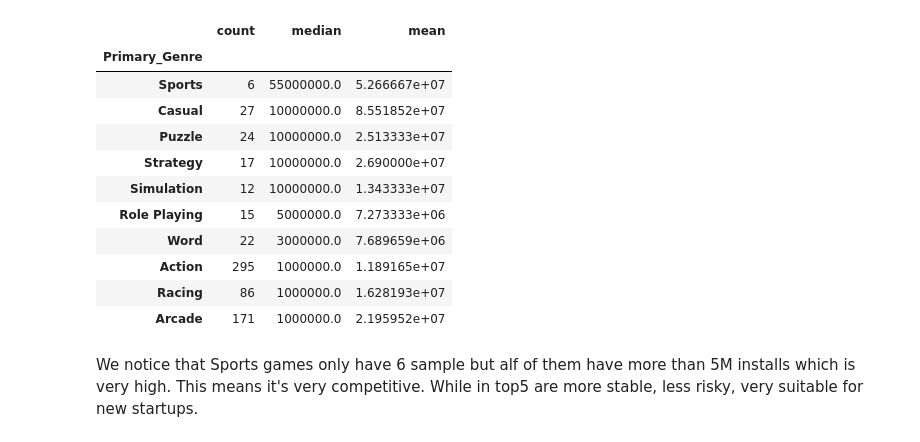
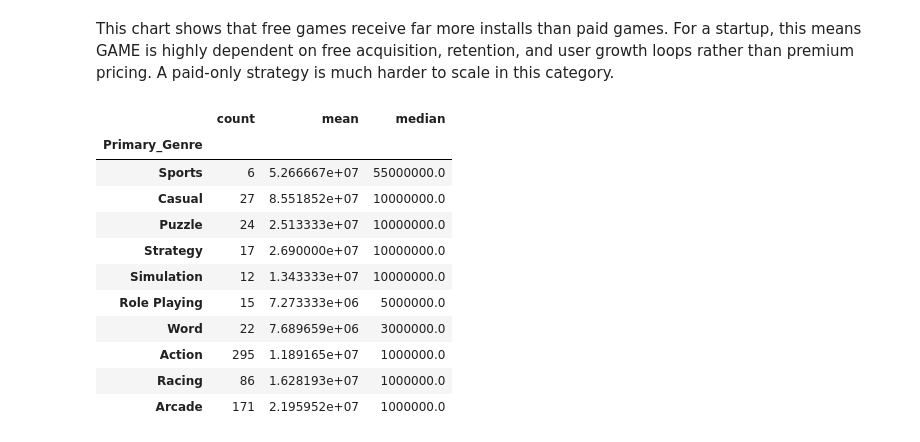
Before and after one commit to cathuyson2010/App_marketplace_analysis, a Jupyter notebook: notebooks/GAME.ipynb, the cells around one changed output. Saved outputs shown, nothing was run; the diff lists cells and outputs as text; code cells hidden in the pictures.

```diff
--- a/notebooks/GAME.ipynb
+++ b/notebooks/GAME.ipynb
@@ -1,7 +5,16 @@
 # %%
 import pandas as pd
+import matplotlib.pyplot as plt
+import seaborn as sns
+
+sns.set(style="whitegrid")
 
 df = pd.read_csv("../data/googleplaystore_cleaned.csv")
-game_df = df[df["Category"] == "GAME"]
-print(game_df.head(10))
+game_df = df[df["Category"] == "GAME"].copy()
+
+game_df["Price"] = game_df["Price"].astype(str).str.replace("$", "", regex=False)
+game_df["Price"] = pd.to_numeric(game_df["Price"], errors="coerce").fillna(0)
+
+game_df["Primary_Genre"] = game_df["Genres"].str.split(";").str[0]
+print(game_df.head())
 # %% [output]
@@ -64,21 +70,24 @@ Name: count, dtype: int64
+# %% [markdown]
+This chart shows that free games receive far more installs than paid games. For a startup, this means GAME is highly dependent on free acquisition, retention, and user growth loops rather than premium pricing. A paid-only strategy is much harder to scale in this category.
 # %%
-#Compare median installs for top 5 genres
-game_df["Primary_Genre"] = game_df["Genres"].str.split(";").str[0]
-genre_summary = game_df.groupby("Primary_Genre")["Installs"].agg(["count", "median", "mean"])
-genre_summary.sort_values("median", ascending=False).head(10)
+# Genre-level analysis in GAME
+genre_summary = (
+    game_df.groupby("Primary_Genre")["Installs"]
+    .agg(["count", "mean", "median"])
+    .sort_values("median", ascending=False)
+    .head(10)
+)
+genre_summary
 # %% [output]
-|  | count | median | mean |
+|  | count | mean | median |
 | Primary_Genre |  |  |  |
-| Sports | 6 | 55000000.0 | 5.266667e+07 |
-| Casual | 27 | 10000000.0 | 8.551852e+07 |
-| Puzzle | 24 | 10000000.0 | 2.513333e+07 |
-| Strategy | 17 | 10000000.0 | 2.690000e+07 |
-| Simulation | 12 | 10000000.0 | 1.343333e+07 |
-| Role Playing | 15 | 5000000.0 | 7.273333e+06 |
-| Word | 22 | 3000000.0 | 7.689659e+06 |
-| Action | 295 | 1000000.0 | 1.189165e+07 |
-| Racing | 86 | 1000000.0 | 1.628193e+07 |
-| Arcade | 171 | 1000000.0 | 2.195952e+07 |
+| Sports | 6 | 5.266667e+07 | 55000000.0 |
+| Casual | 27 | 8.551852e+07 | 10000000.0 |
+| Puzzle | 24 | 2.513333e+07 | 10000000.0 |
+| Strategy | 17 | 2.690000e+07 | 10000000.0 |
+| Simulation | 12 | 1.343333e+07 | 10000000.0 |
+| Role Playing | 15 | 7.273333e+06 | 5000000.0 |
+| Word | 22 | 7.689659e+06 | 3000000.0 |
+| Action | 295 | 1.189165e+07 | 1000000.0 |
+| Racing | 86 | 1.628193e+07 | 1000000.0 |
+| Arcade | 171 | 2.195952e+07 | 1000000.0 |
-# %% [markdown]
-We notice that Sports games only have 6 sample but alf of them have more than 5M installs which is very high. This means it's very competitive.
-While in top5 are more stable, less risky, very suitable for new startups.
```
Also changed, not shown: parts of 15 cells of this notebook, 4 other files.
